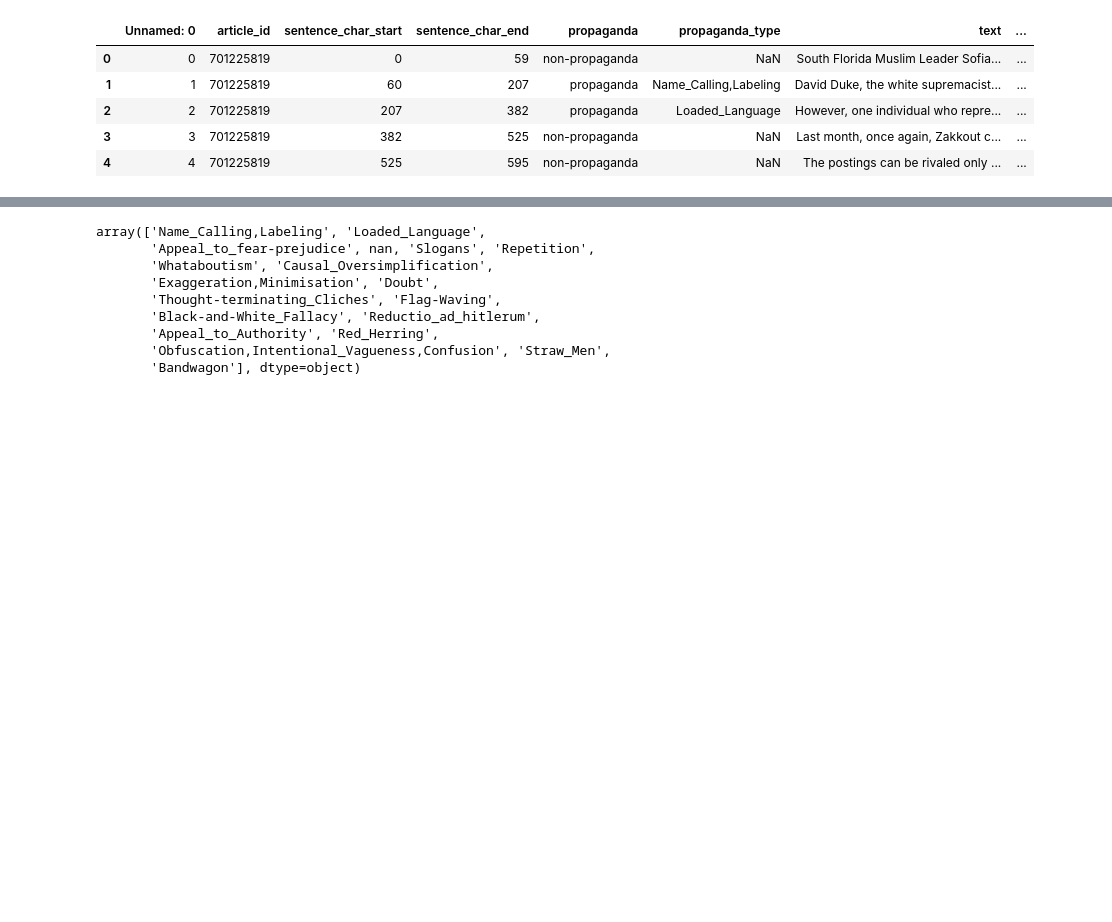
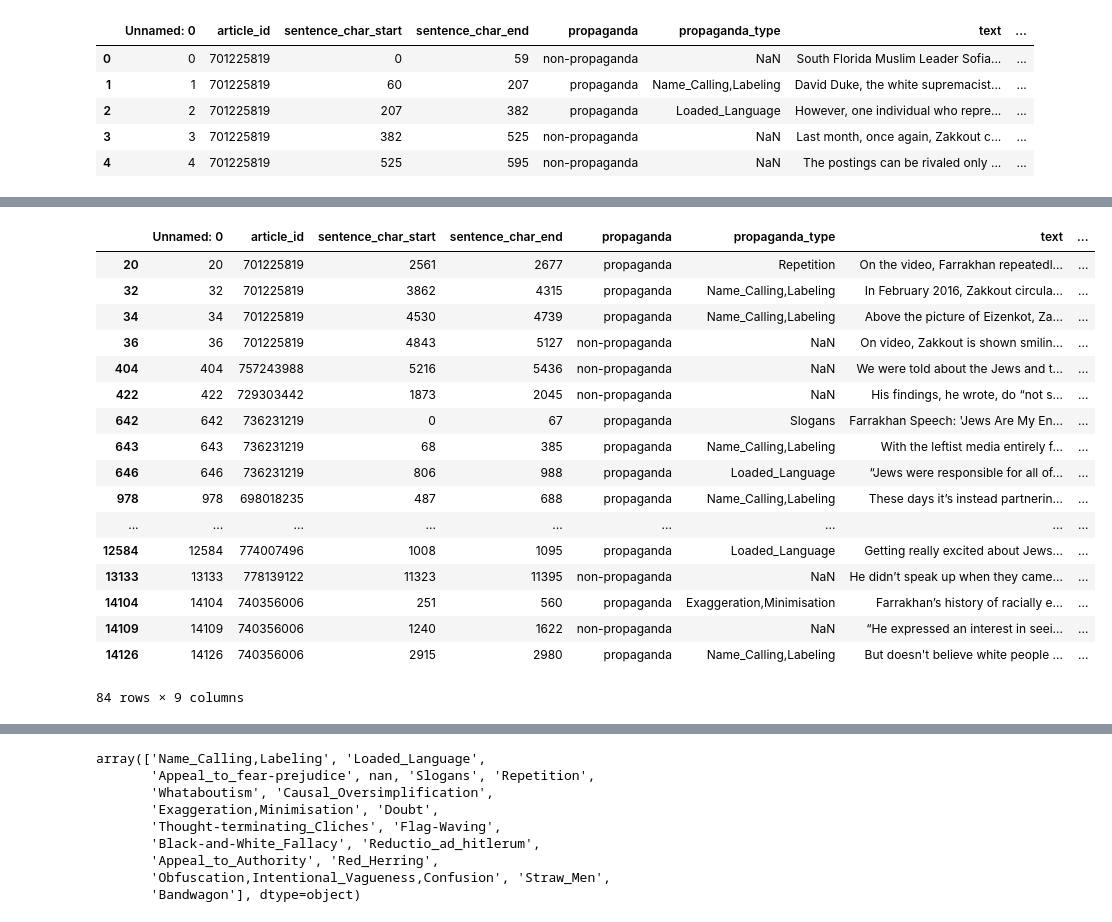
Before and after one commit to Sepelbaum/propaganda-project, a Jupyter notebook: sentence-data/tokenizing-sentences-1.ipynb, the cells around one changed output, grey strips where cells are left out. Cells and saved outputs as stored; diff of their text form; code cells hidden in the pictures; blank space fills up the shorter version.

```diff
--- a/sentence-data/tokenizing-sentences-1.ipynb
+++ b/sentence-data/tokenizing-sentences-1.ipynb
@@ -19,0 +48,14 @@ df.head()
+# %%
+from vaderSentiment.vaderSentiment import SentimentIntensityAnalyzer
+
+analyser = SentimentIntensityAnalyzer()
+# %%
+def sentiment_scores(sentence):
+    snt = analyser.polarity_scores(sentence)
+    return snt
+# %%
+def sentence_sentiment_score(new_col, transform_col, df):
+    df[new_col] = df[transform_col].apply(lambda x: sentiment_scores(x)['compound'])
+    return df
+# %%
+df_1 = sentence_sentiment_score('sentiment_score','text',df)
@@ -19,0 +71,21 @@ df.head()
+# %%
+df_1[df_1.text.str.contains('Jews')]
+# %% [output]
+|  | Unnamed: 0 | article_id | sentence_char_start | sentence_char_end | propaganda | propaganda_type | text | ... |
+| 20 | 20 | 701225819 | 2561 | 2677 | propaganda | Repetition | On the video, Farrakhan repeatedl... | ... |
+| 32 | 32 | 701225819 | 3862 | 4315 | propaganda | Name_Calling,Labeling | In February 2016, Zakkout circula... | ... |
+| 34 | 34 | 701225819 | 4530 | 4739 | propaganda | Name_Calling,Labeling | Above the picture of Eizenkot, Za... | ... |
+| 36 | 36 | 701225819 | 4843 | 5127 | non-propaganda | NaN | On video, Zakkout is shown smilin... | ... |
+| 404 | 404 | 757243988 | 5216 | 5436 | non-propaganda | NaN | We were told about the Jews and t... | ... |
+| 422 | 422 | 729303442 | 1873 | 2045 | non-propaganda | NaN | His findings, he wrote, do “not s... | ... |
+| 642 | 642 | 736231219 | 0 | 67 | propaganda | Slogans | Farrakhan Speech: 'Jews Are My En... | ... |
+| 643 | 643 | 736231219 | 68 | 385 | propaganda | Name_Calling,Labeling | With the leftist media entirely f... | ... |
+| 646 | 646 | 736231219 | 806 | 988 | propaganda | Loaded_Language | “Jews were responsible for all of... | ... |
+| 978 | 978 | 698018235 | 487 | 688 | propaganda | Name_Calling,Labeling | These days it’s instead partnerin... | ... |
+| ... | ... | ... | ... | ... | ... | ... | ... | ... |
+| 12584 | 12584 | 774007496 | 1008 | 1095 | propaganda | Loaded_Language | Getting really excited about Jews... | ... |
+| 13133 | 13133 | 778139122 | 11323 | 11395 | non-propaganda | NaN | He didn’t speak up when they came... | ... |
+| 14104 | 14104 | 740356006 | 251 | 560 | propaganda | Exaggeration,Minimisation | Farrakhan’s history of racially e... | ... |
+| 14109 | 14109 | 740356006 | 1240 | 1622 | non-propaganda | NaN | “He expressed an interest in seei... | ... |
+| 14126 | 14126 | 740356006 | 2915 | 2980 | propaganda | Name_Calling,Labeling | But doesn't believe white people ... | ... |
+84 rows × 9 columns
```
Also changed, not shown: parts of 22 cells of this notebook.
